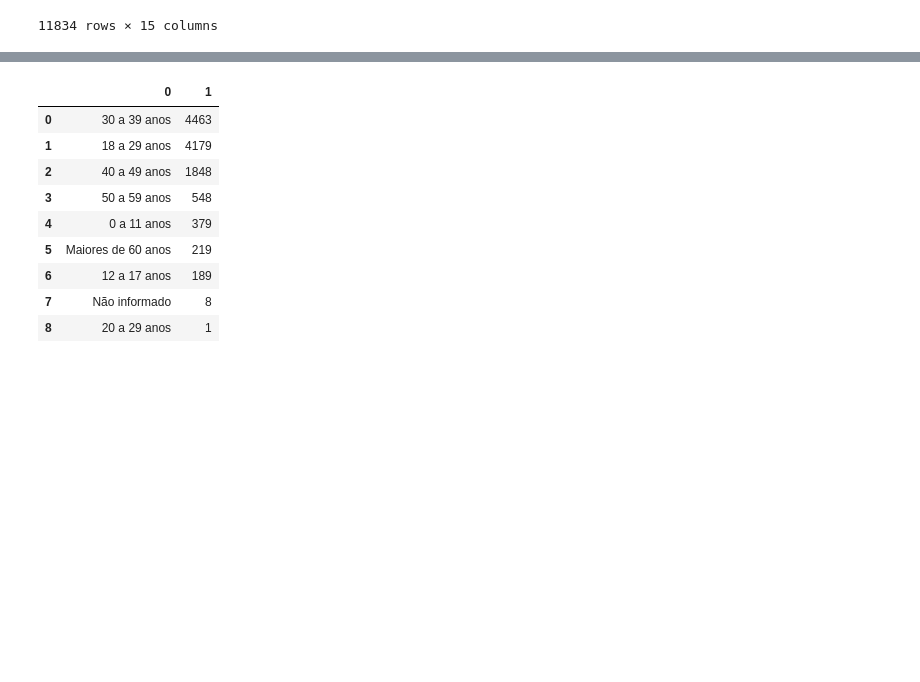
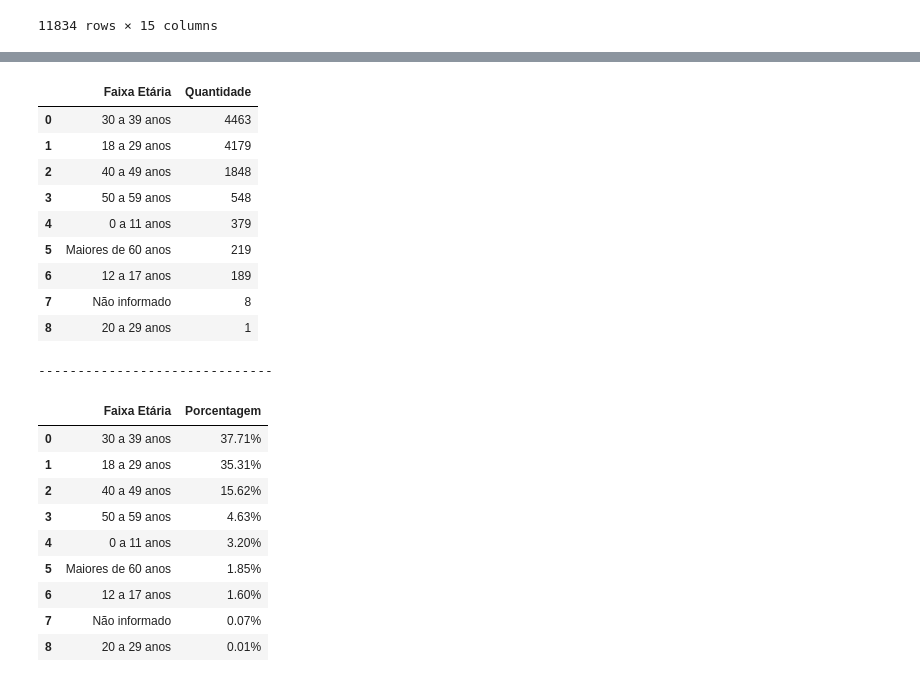
Before and after one commit to VictorHugo11/analise_imigrante, a Jupyter notebook: imigrantes.ipynb, the cells around one changed output, grey strips where cells are left out. Saved outputs shown, nothing was run; the diff lists cells and outputs as text; code cells hidden in the pictures; blank space fills up the shorter version.

```diff
--- a/imigrantes.ipynb
+++ b/imigrantes.ipynb
@@ -82,8 +111,23 @@ df_pais_origem
 # %%
-df_idade = pd.DataFrame(fx_etaria)
-df_idade
+df_idade = pd.DataFrame(fx_etaria, columns=['Faixa Etária', 'Quantidade']).sort_values(by='Quantidade', ascending=False)
+
+arr_fx_etaria = np.array(fx_etaria)
+quantidade = arr_fx_etaria[:, 1].astype(int)
+
+porcentagens = (quantidade / quantidade.sum()) * 100
+
+df_porcentagens = pd.DataFrame({
+    'Faixa Etária': arr_fx_etaria[:, 0],
+    'Porcentagem': porcentagens.round(2)
+})
+
+df_porcentagens['Porcentagem'] = df_porcentagens['Porcentagem'].map(lambda x: f"{x:.2f}%")
+
+display(df_idade)
+print('-'*30)
+display(df_porcentagens)
 # %% [output]
-|  | 0 | 1 |
+|  | Faixa Etária | Quantidade |
 | 0 | 30 a 39 anos | 4463 |
 | 1 | 18 a 29 anos | 4179 |
 | 2 | 40 a 49 anos | 1848 |
@@ -93,5 +137,16 @@ df_idade
 | 6 | 12 a 17 anos | 189 |
 | 7 | Não informado | 8 |
 | 8 | 20 a 29 anos | 1 |
+------------------------------
+|  | Faixa Etária | Porcentagem |
+| 0 | 30 a 39 anos | 37.71% |
+| 1 | 18 a 29 anos | 35.31% |
+| 2 | 40 a 49 anos | 15.62% |
+| 3 | 50 a 59 anos | 4.63% |
+| 4 | 0 a 11 anos | 3.20% |
+| 5 | Maiores de 60 anos | 1.85% |
+| 6 | 12 a 17 anos | 1.60% |
+| 7 | Não informado | 0.07% |
+| 8 | 20 a 29 anos | 0.01% |
 # %%
 df_sexo = pd.DataFrame(sexo, columns=['Gênero', 'Quantidade'])
```
Also changed, not shown: parts of 14 cells of this notebook.
